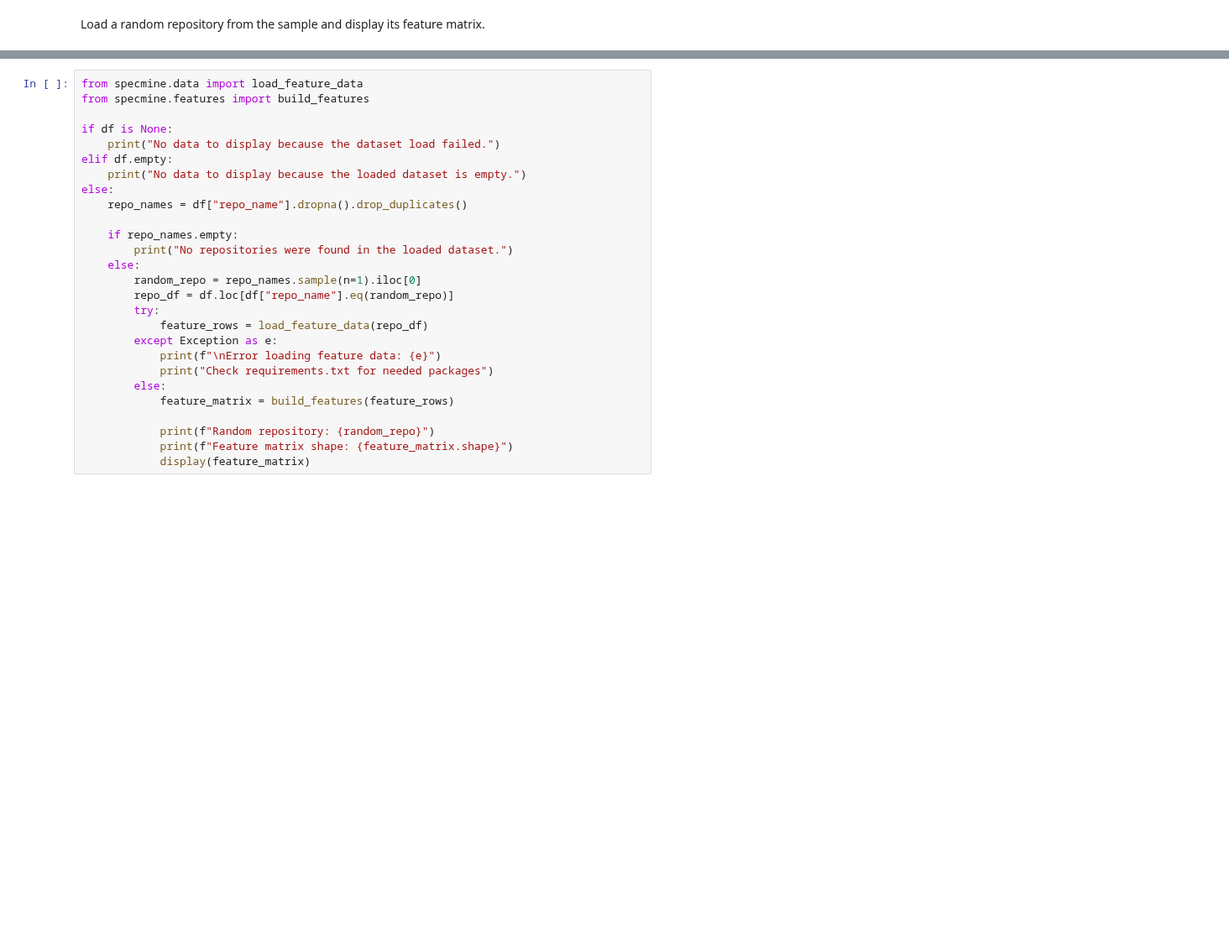
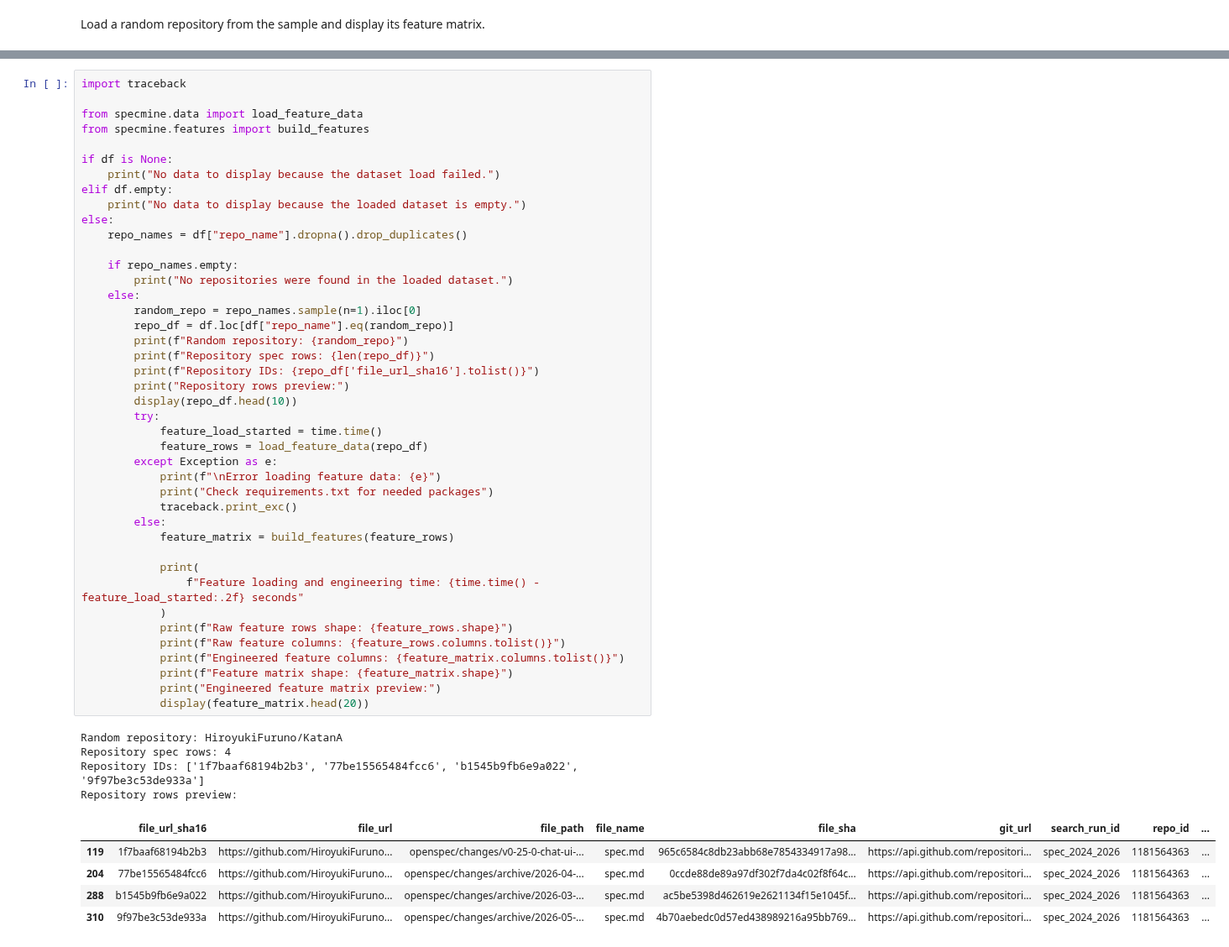
Before and after one commit to idoneve/FinalProject-CS440, a Jupyter notebook: notebooks/example.ipynb, the cells around one changed output, grey strips where cells are left out. Shown at 84% size. Saved outputs shown, nothing was run; the diff lists cells and outputs as text; blank space fills up the shorter version.

```diff
--- a/notebooks/example.ipynb
+++ b/notebooks/example.ipynb
@@ -35,27 +77,52 @@ else:
 # %%
+import traceback
+
 from specmine.data import load_feature_data
 from specmine.features import build_features
 
 if df is None:
     print("No data to display because the dataset load failed.")
 elif df.empty:
     print("No data to display because the loaded dataset is empty.")
 else:
     repo_names = df["repo_name"].dropna().drop_duplicates()
 
     if repo_names.empty:
         print("No repositories were found in the loaded dataset.")
     else:
         random_repo = repo_names.sample(n=1).iloc[0]
         repo_df = df.loc[df["repo_name"].eq(random_repo)]
+        print(f"Random repository: {random_repo}")
+        print(f"Repository spec rows: {len(repo_df)}")
+        print(f"Repository IDs: {repo_df['file_url_sha16'].tolist()}")
+        print("Repository rows preview:")
+        display(repo_df.head(10))
         try:
+            feature_load_started = time.time()
             feature_rows = load_feature_data(repo_df)
         except Exception as e:
             print(f"\nError loading feature data: {e}")
             print("Check requirements.txt for needed packages")
+            traceback.print_exc()
         else:
             feature_matrix = build_features(feature_rows)
 
-            print(f"Random repository: {random_repo}")
+            print(
+                f"Feature loading and engineering time: {time.time() - feature_load_started:.2f} seconds"
+            )
+            print(f"Raw feature rows shape: {feature_rows.shape}")
+            print(f"Raw feature columns: {feature_rows.columns.tolist()}")
+            print(f"Engineered feature columns: {feature_matrix.columns.tolist()}")
             print(f"Feature matrix shape: {feature_matrix.shape}")
-            display(feature_matrix)
+            print("Engineered feature matrix preview:")
+            display(feature_matrix.head(20))
+# %% [output]
+Random repository: HiroyukiFuruno/KatanA
+Repository spec rows: 4
+Repository IDs: ['1f7baaf68194b2b3', '77be15565484fcc6', 'b1545b9fb6e9a022', '9f97be3c53de933a']
+Repository rows preview:
+|  | file_url_sha16 | file_url | file_path | file_name | file_sha | git_url | search_run_id | repo_id | ... |
+| 119 | 1f7baaf68194b2b3 | https://github.com/HiroyukiFuruno... | openspec/changes/v0-25-0-chat-ui-... | spec.md | 965c6584c8db23abb68e7854334917a98... | https://api.github.com/repositori... | spec_2024_2026 | 1181564363 | ... |
+| 204 | 77be15565484fcc6 | https://github.com/HiroyukiFuruno... | openspec/changes/archive/2026-04-... | spec.md | 0ccde88de89a97df302f7da4c02f8f64c... | https://api.github.com/repositori... | spec_2024_2026 | 1181564363 | ... |
+| 288 | b1545b9fb6e9a022 | https://github.com/HiroyukiFuruno... | openspec/changes/archive/2026-03-... | spec.md | ac5be5398d462619e2621134f15e1045f... | https://api.github.com/repositori... | spec_2024_2026 | 1181564363 | ... |
+| 310 | 9f97be3c53de933a | https://github.com/HiroyukiFuruno... | openspec/changes/archive/2026-05-... | spec.md | 4b70aebedc0d57ed438989216a95bb769... | https://api.github.com/repositori... | spec_2024_2026 | 1181564363 | ... |
```
Also changed, not shown: parts of 4 cells of this notebook, 7 other files.
